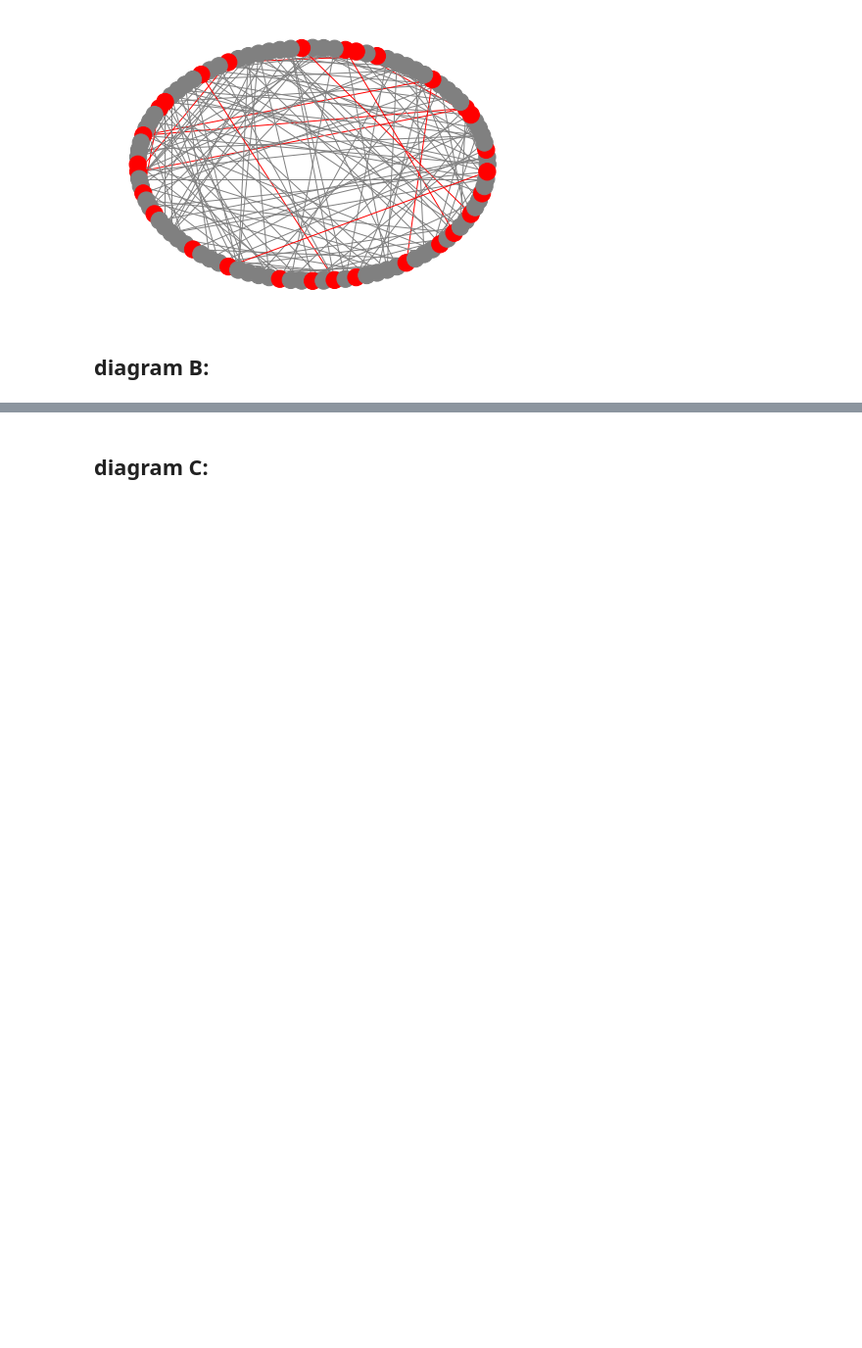
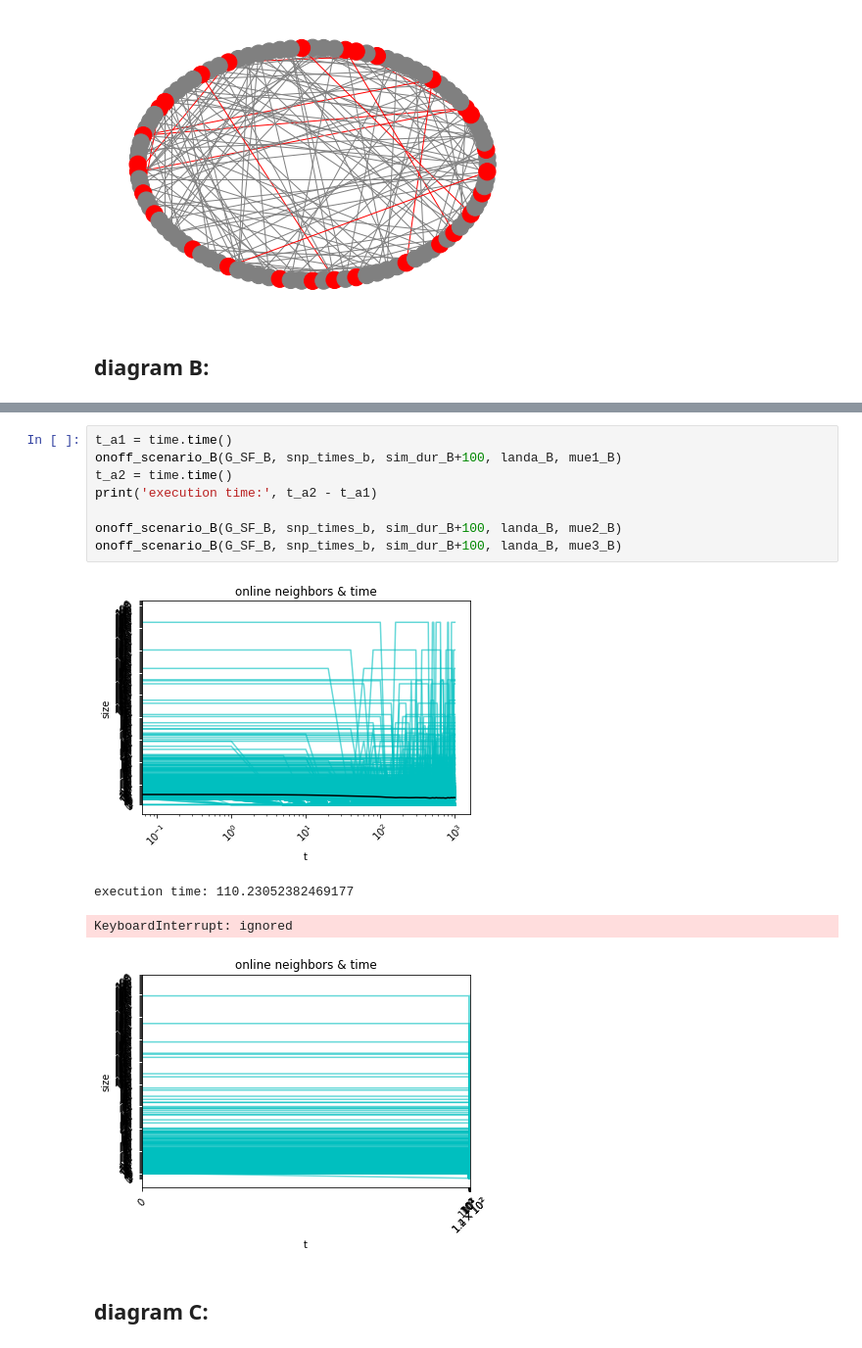
Before and after one commit to MJSahebnasi/Thesis-temporal-network-platform, a Jupyter notebook: thesis_main.ipynb, the cells around one changed output, grey strips where cells are left out. Shown at 98% size. Drawn from its saved outputs; the diff is of its cells as text; blank space fills up the shorter version.

```diff
--- a/thesis_main.ipynb
+++ b/thesis_main.ipynb
@@ -637,3 +748,16 @@ execution time: 0.2896308898925781
+# %%
+t_a1 = time.time()
+onoff_scenario_B(G_SF_B, snp_times_b, sim_dur_B+100, landa_B, mue1_B)
+t_a2 = time.time()
+print('execution time:', t_a2 - t_a1)
+
+onoff_scenario_B(G_SF_B, snp_times_b, sim_dur_B+100, landa_B, mue2_B)
+onoff_scenario_B(G_SF_B, snp_times_b, sim_dur_B+100, landa_B, mue3_B)
+# %% [output]
+[figure, added]
+execution time: 110.23052382469177
+KeyboardInterrupt: ignored
+[figure, added]
 # %% [markdown]
 ## diagram C:
 # %%
```
Also changed, not shown: parts of 5 cells of this notebook.
